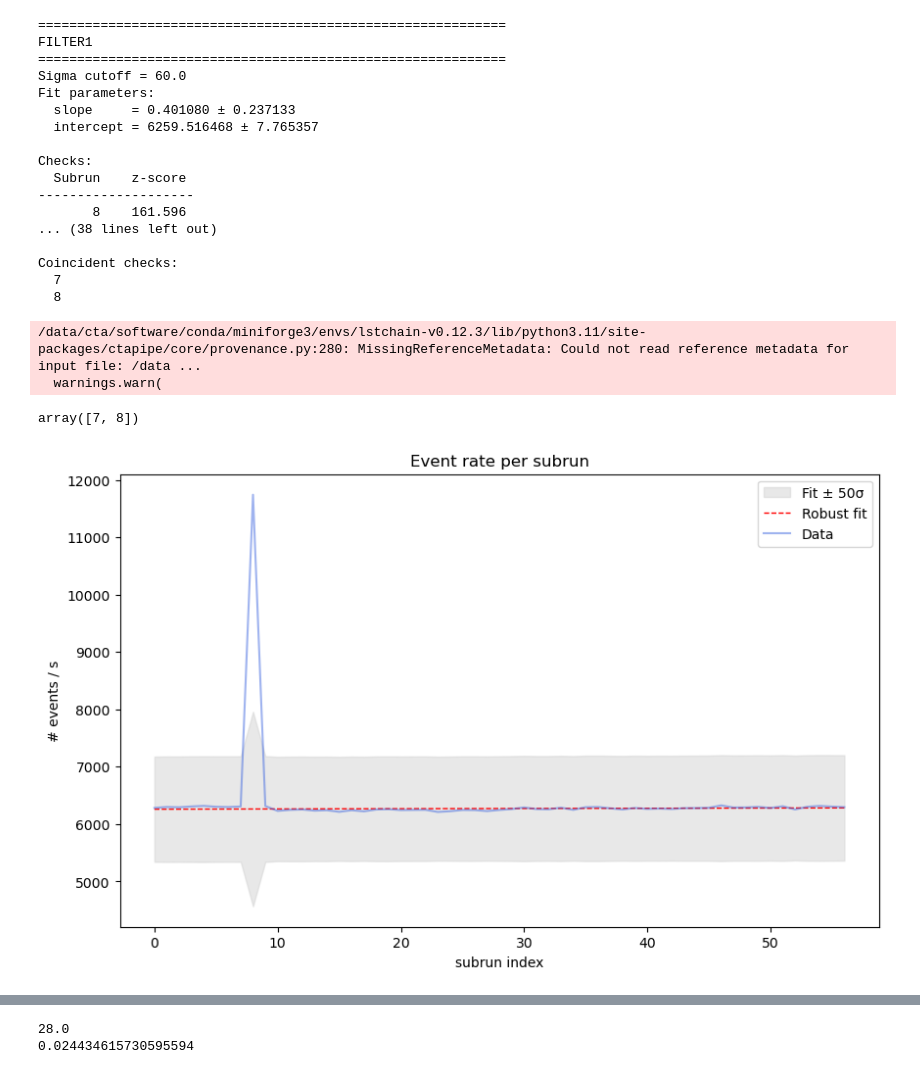
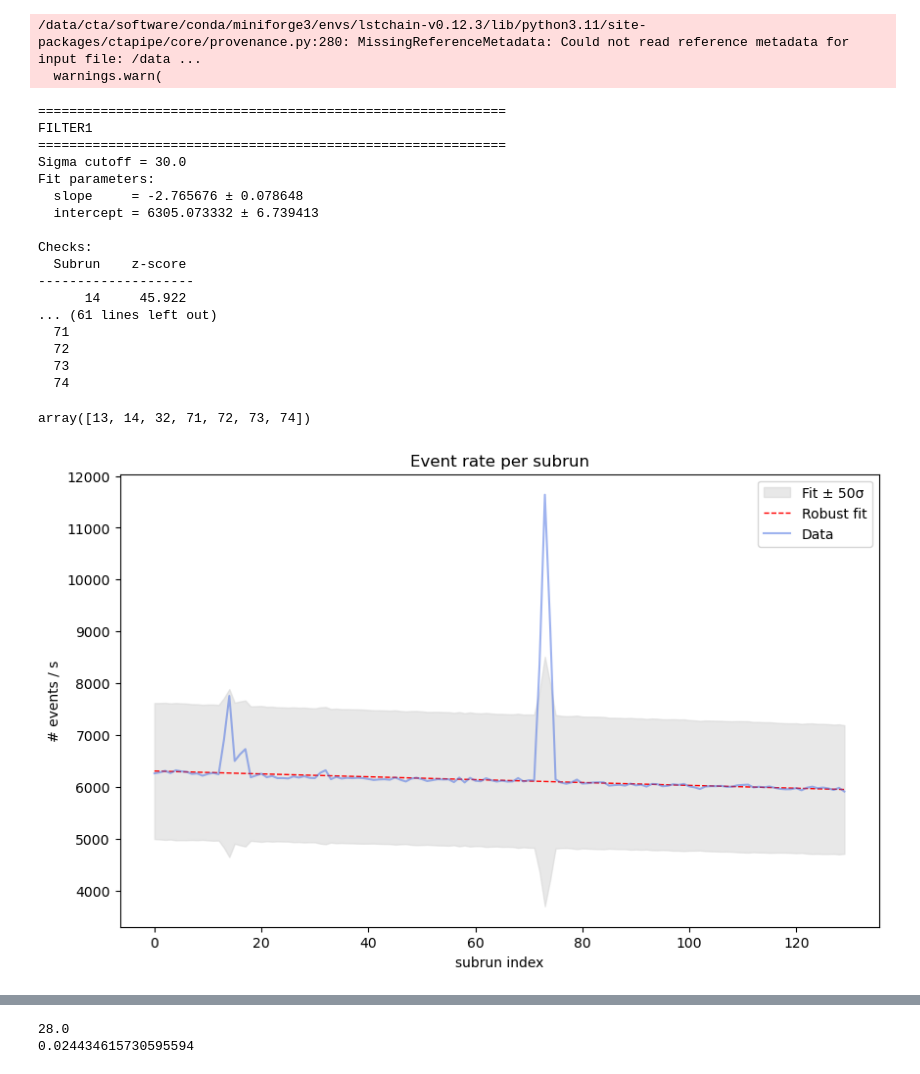
Before and after one commit to andreaprogram/Search-for-anomalous-events-in-LST-1-observations, a Jupyter notebook: Notebooks/filters_results.ipynb, the cells around one changed output, grey strips where cells are left out. Saved outputs shown, nothing was run; the diff lists cells and outputs as text; code cells hidden in the pictures.

```diff
--- a/Notebooks/filters_results.ipynb
+++ b/Notebooks/filters_results.ipynb
@@ -63,7 +63,7 @@ def robust_fitt(x, y, z_thresh=3.5):
             "intercept": intercept, "u_intercept": u_intercept,
             "good_points": good_points, "good_mask": good_masks, "valid": valid, "R2": R2}
 
-run_id = 24704
+run_id = 20721
 
 # READING RESULTS -------------------------------------------------------------------------------------------------------------------------------
 b = tables.open_file(r"/data/cta/users-ifae/summer_students/agl/checks_h5/checks_Run{run_id}.h5".format(run_id= run_id))
@@ -108,64 +108,64 @@ else:
     for row in table:
         print(f"  {row['check_index']}")
 # %% [output]
-============================================================
-FILTER1
-============================================================
-Sigma cutoff = 60.0
-Fit parameters:
-  slope     = 0.401080 ± 0.237133
-  intercept = 6259.516468 ± 7.765357
-
-Checks:
-  Subrun    z-score
---------------------
-       8    161.596
-... (38 lines left out)
-
-Coincident checks:
-  7
-  8
+/data/cta/software/conda/miniforge3/envs/lstchain-v0.12.3/lib/python3.11/site-packages/ctapipe/core/provenance.py:280: MissingReferenceMetadata: Could not read reference metadata for input file: /data ...
+  warnings.warn(
-/data/cta/software/conda/miniforge3/envs/lstchain-v0.12.3/lib/python3.11/site-packages/ctapipe/core/provenance.py:280: MissingReferenceMetadata: Could not read reference metadata for input file: /data ...
-  warnings.warn(
+============================================================
+FILTER1
+============================================================
+Sigma cutoff = 30.0
+Fit parameters:
+  slope     = -2.765676 ± 0.078648
+  intercept = 6305.073332 ± 6.739413
+
+Checks:
+  Subrun    z-score
+--------------------
+      14     45.922
+... (61 lines left out)
+  71
+  72
+  73
+  74
 # %%
 b.root.general.cosmics.col('subrun_index')
 # %% [output]
-array([7, 8])
+array([13, 14, 32, 71, 72, 73, 74])
 # %%
 # FILTERS REVISION-------------------------------------------------------------------------------------------------------------------------------------------
-a = tables.open_file("/data/cta/users-ifae/summer_students/agl/datacheck_dl1_LST-1.Run24704.h5")
-#a = tables.open_file(r"/data/cta/users-ifae/moralejo/CTA/summer_student_2026/datacheck/ALL_h5/datacheck_dl1_LST-1.Run{run_id}.h5".format(run_id= run_id))
+#a = tables.open_file("/data/cta/users-ifae/summer_students/agl/datacheck_dl1_LST-1.Run24704.h5")
+a = tables.open_file(r"/data/cta/users-ifae/moralejo/CTA/summer_student_2026/datacheck/ALL_h5/datacheck_dl1_LST-1.Run{run_id}.h5".format(run_id= run_id))
 
 subruns = a.root.dl1datacheck.cosmics.col('subrun_index')[:-1] #0,1,...,57 number of subruns in this run
 n_subruns = len(subruns)
 time = a.root.dl1datacheck.cosmics.col('elapsed_time')[:-1]
 
 # FILTER 1------------------------------------------------------------------------
 num_events = a.root.dl1datacheck.cosmics.col('num_events')[:-1] # events in each subrun
 event_rate = num_events / time
 event_rate_sigma = np.sqrt(np.maximum(num_events, 1.0)) / time
 
 # ROBUST FIT
 event_rate_robfit = robust_fitt(subruns, event_rate.reshape(-1, 1))
 event_rate_fit = event_rate_robfit["fit"].flatten()
 sigma_cutoff_1 = 50
 
 plt.figure(figsize=(10, 6))
 plt.fill_between(
     subruns,
     event_rate_fit - sigma_cutoff_1 * event_rate_sigma,
     event_rate_fit + sigma_cutoff_1* event_rate_sigma,
     color='lightgray', alpha= 0.5, label=f'Fit ± {sigma_cutoff_1}σ'
 )
 plt.plot(subruns, event_rate_fit, label='Robust fit', color='red', linestyle='--', linewidth=1)
 plt.plot(subruns, event_rate, color='royalblue', alpha=0.5, label='Data')
 plt.title('Event rate per subrun')
 plt.ylabel('# events / s')
 plt.xlabel('subrun index')
 plt.legend()
 plt.show()
 # %% [output]
-[figure, old version]
+[figure, new version]
 # %%
 # FILTER 2: EVENT RATE VS INTENSITY------------------------------------------------------
 hist_intensity = a.root.dl1datacheck.cosmics.col('hist_intensity')[:-1]
```
Also changed, not shown: parts of 5 cells of this notebook.
